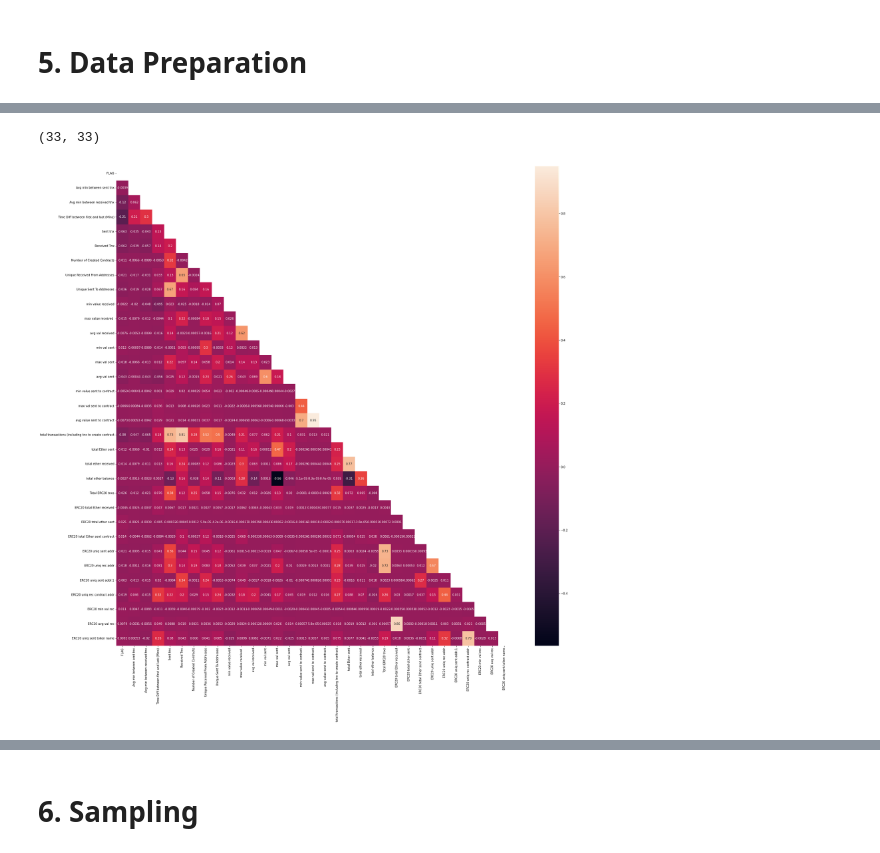
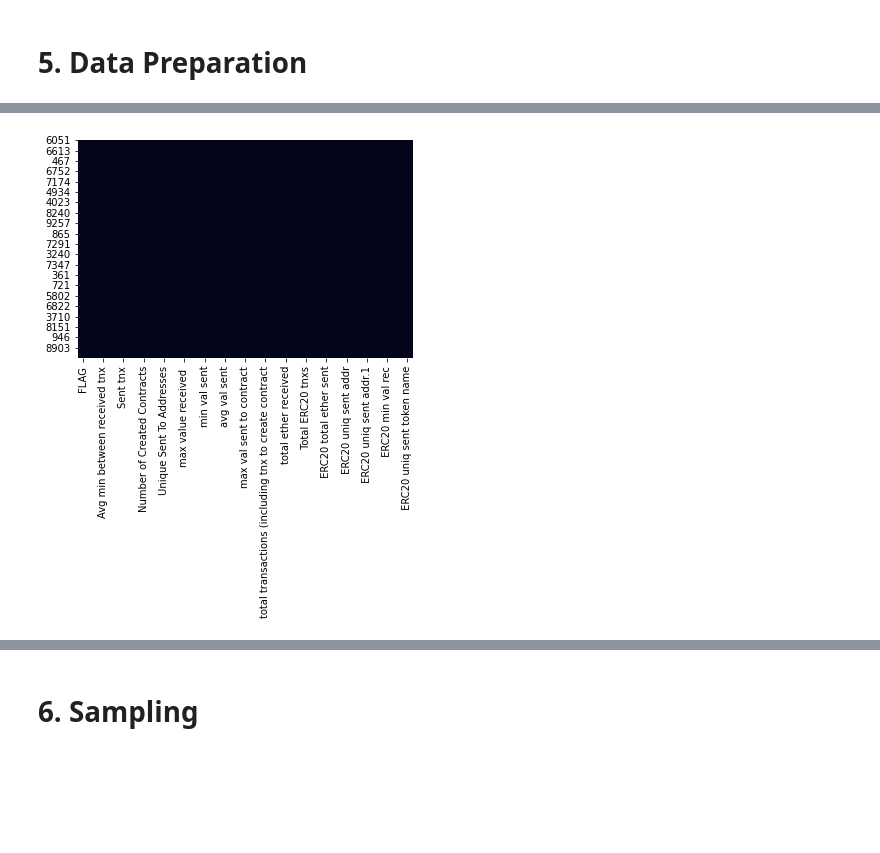
Before and after one commit to kennylee9672/EthereumFraudDetection, a Jupyter notebook: EthereumFraudModeling.ipynb, the cells around one changed output, grey strips where cells are left out. Cells and saved outputs as stored; diff of their text form; code cells hidden in the pictures; blank space fills up the shorter version.

```diff
--- a/EthereumFraudModeling.ipynb
+++ b/EthereumFraudModeling.ipynb
@@ -231,17 +234,6 @@ display(df_norm)
 9012 rows × 33 columns
-# %%
-corr_matrix = df_norm.corr().abs()
-upper = corr_matrix.where(np.triu(np.ones(corr_matrix.shape), k=1).astype(np.bool))
-
-#with sns.axes_style('white'):
-#    fig, ax = plt.subplots(figsize=(18,10))
-#    sns.heatmap(corr_matrix, annot=False, cmap='CMRmap', center=0, square=True)
-mask = np.zeros_like(corr_matrix)
-mask[np.triu_indices_from(mask)]=True
-plt.figure(figsize=(30,30))
-sns.heatmap(df_norm.corr(),annot=True, mask=mask)
-# Find features with correlation greater than 0.95
-print(upper.shape)
-# %% [output]
-(33, 33)
-[figure, removed]
+# %%
+sns.heatmap(df_norm.isnull(), cbar=False)
+plt.show()
+# %% [output]
+[figure, added]
```
Also changed, not shown: parts of 13 cells of this notebook, 1 other file.
